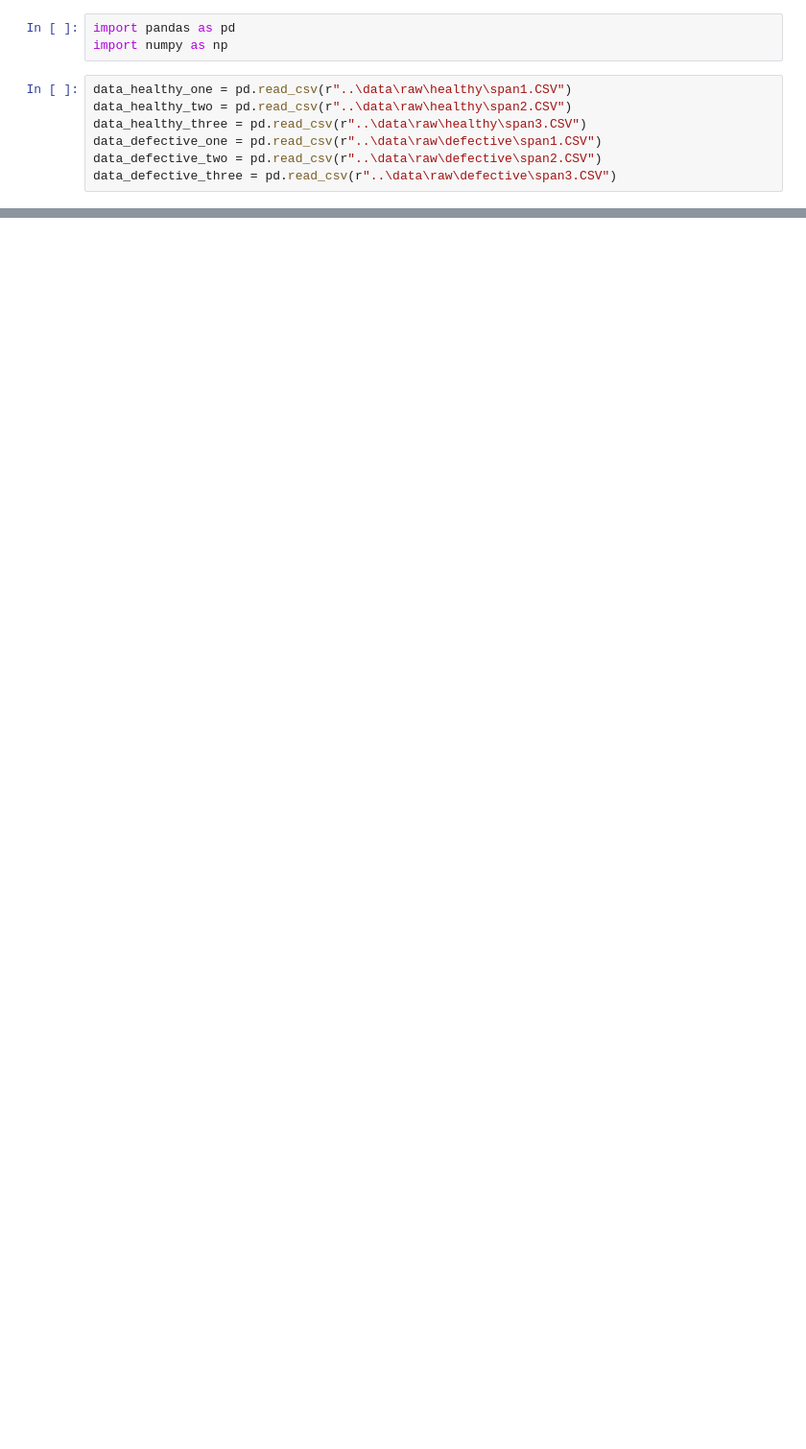
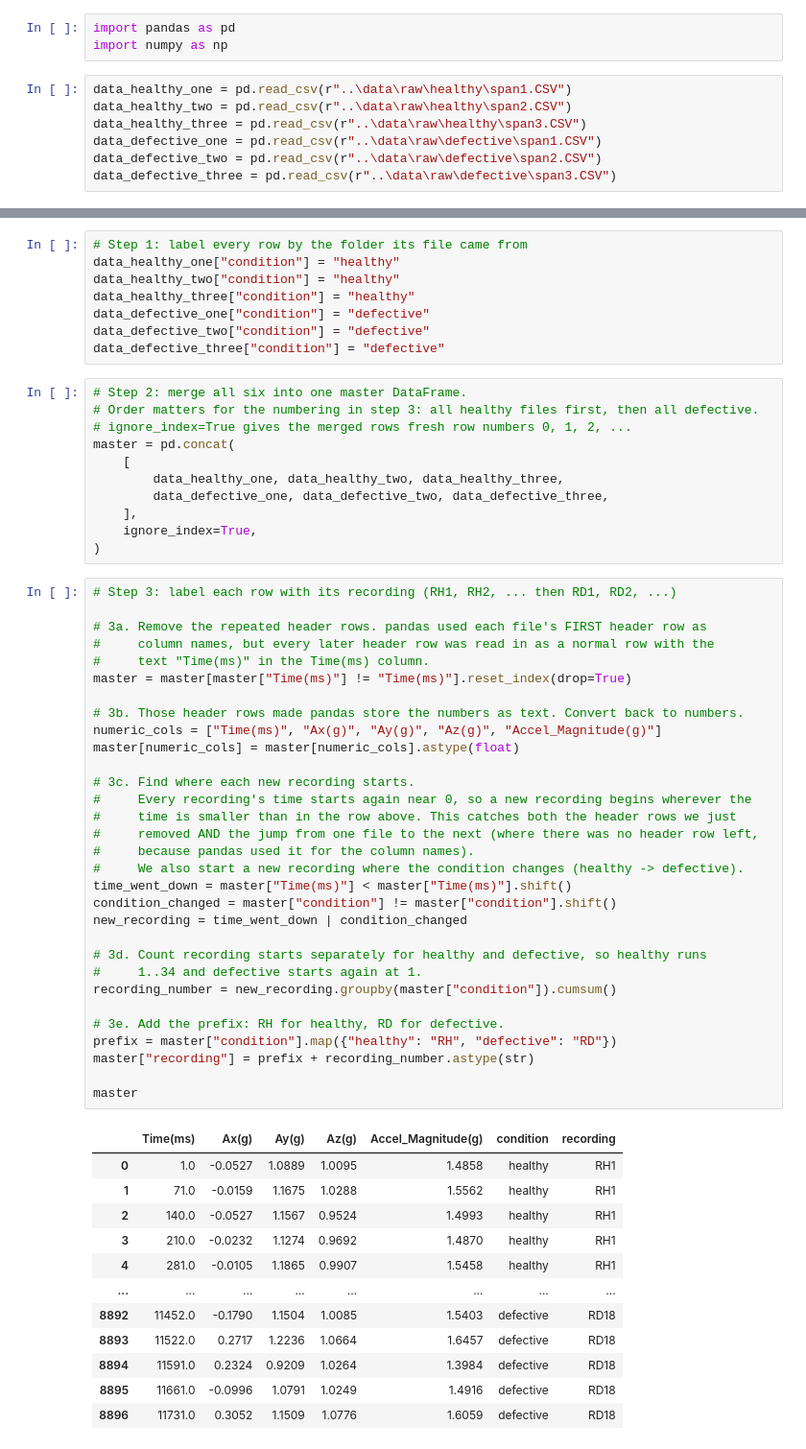
Before and after one commit to loteehenry/pipeline-leak-detection-ml, a Jupyter notebook: notebooks/exploration.ipynb, the cells around one changed output, grey strips where cells are left out. Shown at 96% size. Cells and saved outputs as stored; diff of their text form; blank space fills up the shorter version.

Commit message:
Completed data loading and cleaning. added columns condition and recording

```diff
--- a/notebooks/exploration.ipynb
+++ b/notebooks/exploration.ipynb
@@ -99,0 +11,63 @@ Length: 1, dtype: str
+# %%
+# Step 1: label every row by the folder its file came from
+data_healthy_one["condition"] = "healthy"
+data_healthy_two["condition"] = "healthy"
+data_healthy_three["condition"] = "healthy"
+data_defective_one["condition"] = "defective"
+data_defective_two["condition"] = "defective"
+data_defective_three["condition"] = "defective"
+# %%
+# Step 2: merge all six into one master DataFrame.
+# Order matters for the numbering in step 3: all healthy files first, then all defective.
+# ignore_index=True gives the merged rows fresh row numbers 0, 1, 2, ...
+master = pd.concat(
+    [
+        data_healthy_one, data_healthy_two, data_healthy_three,
+        data_defective_one, data_defective_two, data_defective_three,
+    ],
+    ignore_index=True,
+)
+# %%
+# Step 3: label each row with its recording (RH1, RH2, ... then RD1, RD2, ...)
+
+# 3a. Remove the repeated header rows. pandas used each file's FIRST header row as
+#     column names, but every later header row was read in as a normal row with the
+#     text "Time(ms)" in the Time(ms) column.
+master = master[master["Time(ms)"] != "Time(ms)"].reset_index(drop=True)
+
+# 3b. Those header rows made pandas store the numbers as text. Convert back to numbers.
+numeric_cols = ["Time(ms)", "Ax(g)", "Ay(g)", "Az(g)", "Accel_Magnitude(g)"]
+master[numeric_cols] = master[numeric_cols].astype(float)
+
+# 3c. Find where each new recording starts.
+#     Every recording's time starts again near 0, so a new recording begins wherever the
+#     time is smaller than in the row above. This catches both the header rows we just
+#     removed AND the jump from one file to the next (where there was no header row left,
+#     because pandas used it for the column names).
+#     We also start a new recording where the condition changes (healthy -> defective).
+time_went_down = master["Time(ms)"] < master["Time(ms)"].shift()
+condition_changed = master["condition"] != master["condition"].shift()
+new_recording = time_went_down | condition_changed
+
+# 3d. Count recording starts separately for healthy and defective, so healthy runs
+#     1..34 and defective starts again at 1.
+recording_number = new_recording.groupby(master["condition"]).cumsum()
+
+# 3e. Add the prefix: RH for healthy, RD for defective.
+prefix = master["condition"].map({"healthy": "RH", "defective": "RD"})
+master["recording"] = prefix + recording_number.astype(str)
+
+master
+# %% [output]
+|  | Time(ms) | Ax(g) | Ay(g) | Az(g) | Accel_Magnitude(g) | condition | recording |
+| 0 | 1.0 | -0.0527 | 1.0889 | 1.0095 | 1.4858 | healthy | RH1 |
+| 1 | 71.0 | -0.0159 | 1.1675 | 1.0288 | 1.5562 | healthy | RH1 |
+| 2 | 140.0 | -0.0527 | 1.1567 | 0.9524 | 1.4993 | healthy | RH1 |
+| 3 | 210.0 | -0.0232 | 1.1274 | 0.9692 | 1.4870 | healthy | RH1 |
+| 4 | 281.0 | -0.0105 | 1.1865 | 0.9907 | 1.5458 | healthy | RH1 |
+| ... | ... | ... | ... | ... | ... | ... | ... |
+| 8892 | 11452.0 | -0.1790 | 1.1504 | 1.0085 | 1.5403 | defective | RD18 |
+| 8893 | 11522.0 | 0.2717 | 1.2236 | 1.0664 | 1.6457 | defective | RD18 |
+| 8894 | 11591.0 | 0.2324 | 0.9209 | 1.0264 | 1.3984 | defective | RD18 |
+| 8895 | 11661.0 | -0.0996 | 1.0791 | 1.0249 | 1.4916 | defective | RD18 |
+| 8896 | 11731.0 | 0.3052 | 1.1509 | 1.0776 | 1.6059 | defective | RD18 |
```
Also changed, not shown: parts of 5 cells of this notebook.
